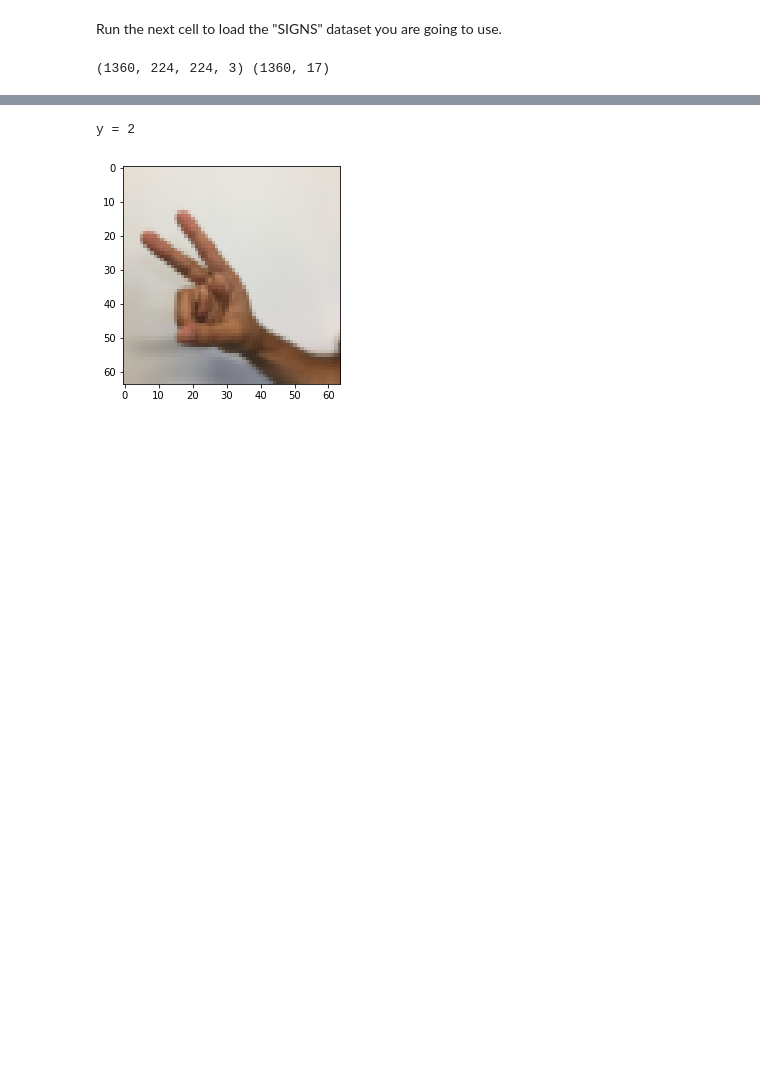
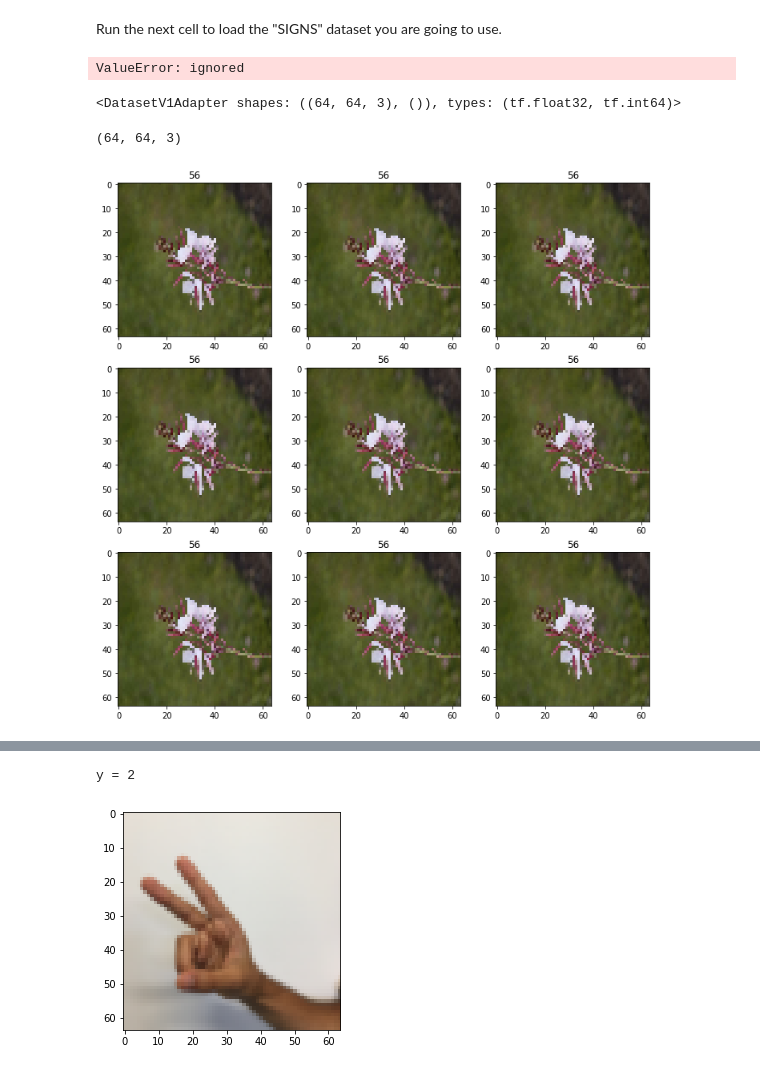
Before and after one commit to anshudaur/TensorFlowProjects, a Jupyter notebook: Convolution_model_Application_OxfordFlowerDataset.ipynb, the cells around one changed output, grey strips where cells are left out. Drawn from its saved outputs; the diff is of its cells as text; code cells hidden in the pictures; blank space fills up the shorter version.

```diff
--- a/Convolution_model_Application_OxfordFlowerDataset.ipynb
+++ b/Convolution_model_Application_OxfordFlowerDataset.ipynb
@@ -68,9 +62,39 @@ Saving cnn_utils.py to cnn_utils.py
 # %% [markdown]
 Run the next cell to load the "SIGNS" dataset you are going to use.
-# %%
-# Loading the data (signs)
-# load in X_train_orig, Y_train_orig, X_test_orig, Y_test_orig, classes variables
-
-print(X.shape ,Y.shape)
-# %% [output]
-(1360, 224, 224, 3) (1360, 17)
+# %%
+import tensorflow as tf
+import tensorflow_datasets as tfds
+
+# tfds works in both Eager and Graph modes
+#tf.compat.v1.enable_eager_execution()
+
+# See available datasets
+print(tfds.list_builders())
+
+# Construct a tf.data.Dataset
+SPLIT_WEIGHTS = (6, 2, 2)
+splits = tfds.Split.ALL.subsplit(weighted=SPLIT_WEIGHTS)
+train_dataset,validation_dataset,test_dataset  = tfds.load(name="oxford_flowers102", split=list(splits) ,
+                                                        download=True, as_supervised=True,
+                                                        decoders={'image': tfds.decode.SkipDecoding()})
+
+print(train_dataset)
+# %% [output]
+ValueError: ignored
+# %%
+
+def format_example(image, label):
+    image_decoded = tf.image.decode_jpeg(image, channels=3)
+    image = tf.cast(image_decoded, tf.float32)
+    # Normalize the pixel values
+    image = image / 255.0
+    # Resize the image
+    image = tf.image.resize(image, (64, 64))
+    return image, label
+
+train = train_dataset.map(format_example)
+print(train)
+validation = validation_dataset.map(format_example)
+test = test_dataset.map(format_example)
+# %% [output]
+<DatasetV1Adapter shapes: ((64, 64, 3), ()), types: (tf.float32, tf.int64)>
@@ -77,3 +124,27 @@ print(X.shape ,Y.shape)
+# %%
+import matplotlib.pyplot as plt
+import numpy
+
+'''ds = image_label_ds.apply( tf.data.experimental.shuffle_and_repeat(buffer_size=image_count))
+ds = ds.batch(BATCH_SIZE)
+ds = ds.prefetch(buffer_size=AUTOTUNE)'''
+
+plt.figure(figsize=(12,12))
+for batch in tfds.as_numpy(train):
+  print(batch[0].shape)
+  for i in range(9):
+    #print(batch[0][i].shape, batch[1][i])
+    image, label = batch[0], batch[1]
+    plt.subplot(3, 3, i+1)
+    plt.imshow(image)
+    plt.title(label)
+    plt.grid(False)
+  # We need to break the loop else the outer loop
+  # will loop over all the batches in the training set
+  break
+# %% [output]
+(64, 64, 3)
+[figure, added]
 # %% [markdown]
 As a reminder, the SIGNS dataset is a collection of 6 signs representing numbers from 0 to 5.
 
```
Also changed, not shown: parts of 6 cells of this notebook.
